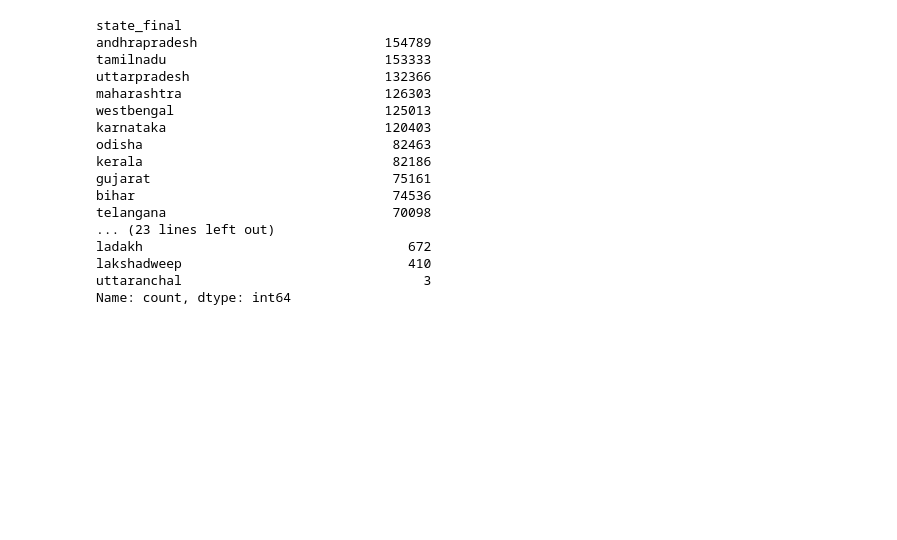
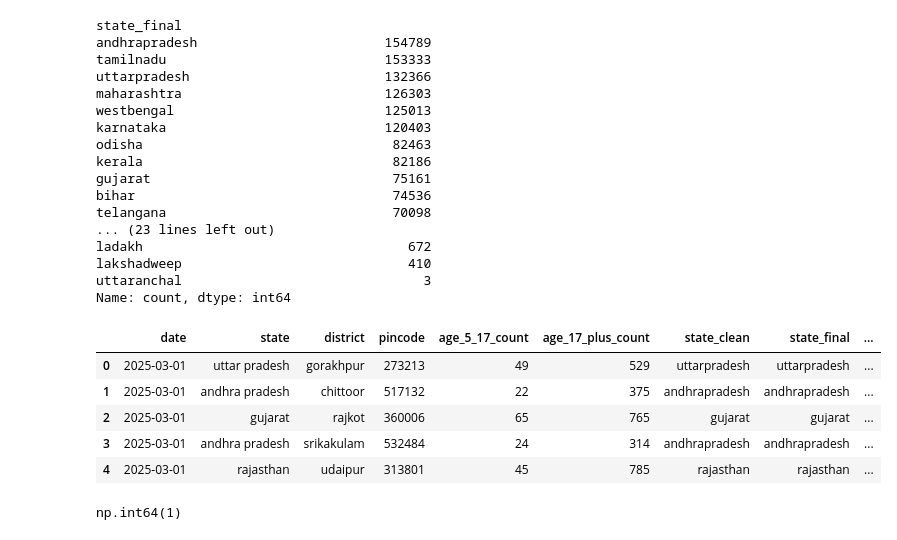
Before and after one commit to Mahii0107/aadhaar-analysis, a Jupyter notebook: Demographic.ipynb, the cells around one changed output. Drawn from its saved outputs; the diff is of its cells as text; code cells hidden in the pictures; blank space fills up the shorter version.

Commit message:
Data cleaning done

```diff
--- a/Demographic.ipynb
+++ b/Demographic.ipynb
@@ -198,3 +198,13 @@ df = df[df['state_final'].map(df['state_final'].value_counts())>1]
 # %%
 df = df[df['state_final'].notna()]
 df = df[df['state_final'] != '']
+df = df[df['state_final'].str.len() > 0]
+# %%
+df.head()
+# %% [output]
+|  | date | state | district | pincode | age_5_17_count | age_17_plus_count | state_clean | state_final | ... |
+| 0 | 2025-03-01 | uttar pradesh | gorakhpur | 273213 | 49 | 529 | uttarpradesh | uttarpradesh | ... |
+| 1 | 2025-03-01 | andhra pradesh | chittoor | 517132 | 22 | 375 | andhrapradesh | andhrapradesh | ... |
+| 2 | 2025-03-01 | gujarat | rajkot | 360006 | 65 | 765 | gujarat | gujarat | ... |
+| 3 | 2025-03-01 | andhra pradesh | srikakulam | 532484 | 24 | 314 | andhrapradesh | andhrapradesh | ... |
+| 4 | 2025-03-01 | rajasthan | udaipur | 313801 | 45 | 785 | rajasthan | rajasthan | ... |
@@ -200,0 +217,4 @@ df = df[df['state_final'] != '']
+# %%
+df.groupby('pincode')['state_final'].nunique().max()
+# %% [output]
+np.int64(1)
```
Also changed, not shown: parts of 6 cells of this notebook.
